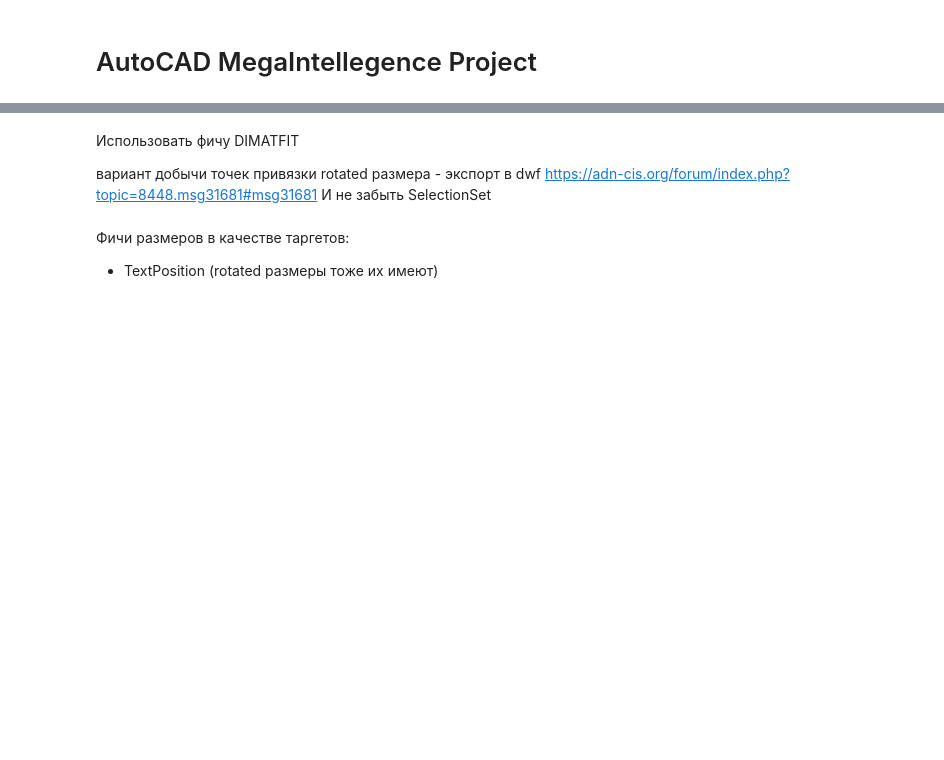
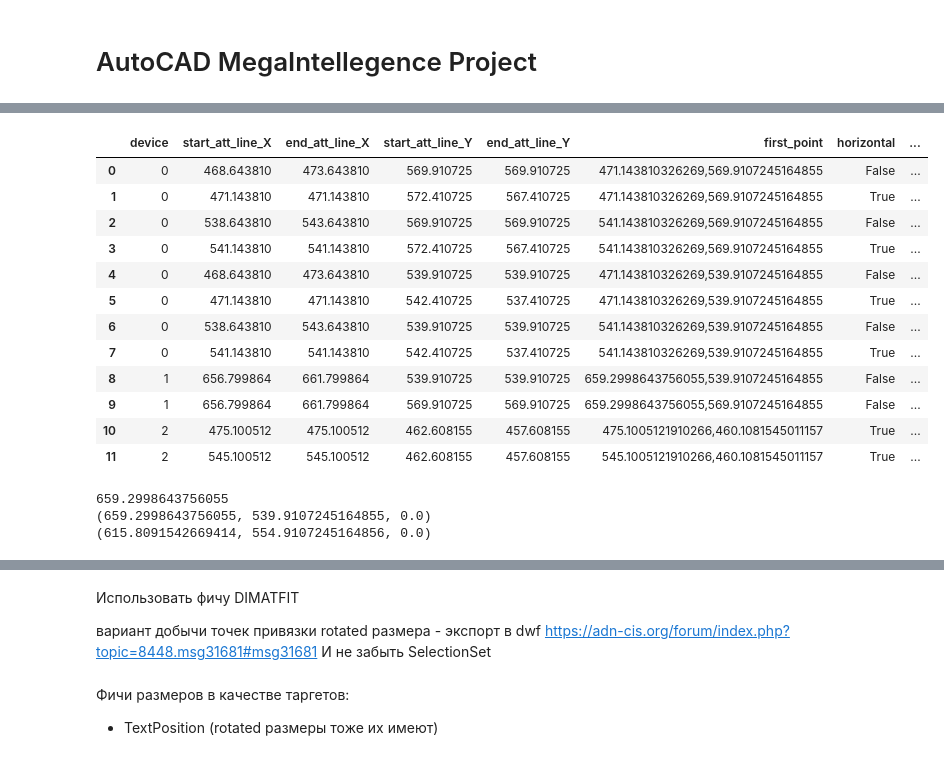
Before and after one commit to Kostanych/AutoCAD_Project, a Jupyter notebook: AutoCADProject.ipynb, the cells around one changed output, grey strips where cells are left out. Drawn from its saved outputs; the diff is of its cells as text; code cells hidden in the pictures; blank space fills up the shorter version.

Commit message:
manipulate dataframes with coordinates

```diff
--- a/AutoCADProject.ipynb
+++ b/AutoCADProject.ipynb
@@ -87,4 +72,5 @@ df['point_X'] =np.where(df['horizontal'], \
 df['point_Y'] =np.where(~ df['horizontal'], \
                         df.iloc[:, 3], \
                         (np.minimum(df.iloc[:, 3], df.iloc[:, 4]) +2.5))
-#df
+# Make feature with coordinates of attachment point
+df['first_point'] =df.point_X.astype(str) + ',' + df.point_Y.astype(str)
@@ -90,0 +111,32 @@ df['point_Y'] =np.where(~ df['horizontal'], \
+# %%
+df_dimensions = pd.DataFrame(columns ={'dim_No','start_X','start_Y','end_X', 'end_Y','text_pos_X','text_pos_Y','first_point','second_point'})
+df_dimensions = df_dimensions[['dim_No','start_X','start_Y','end_X','end_Y','text_pos_X','text_pos_Y','first_point','second_point']]
+i=0
+
+for dim in dims:
+    df_dimensions = df_dimensions.append({'dim_No': i+1 , \
+                              'start_X': dim.ExtLine1Point[0],
+                              'start_Y': dim.ExtLine1Point[1],
+                              'end_X': dim.ExtLine2Point[0],
+                              'end_Y': dim.ExtLine2Point[1],
+                              'text_pos_X': dim.TextPosition[0],
+                              'text_pos_Y': dim.TextPosition[1],
+                              'first_point': f'{dim.ExtLine1Point[0]},{dim.ExtLine1Point[1]}',
+                              'second_point': f'{dim.ExtLine2Point[0]},{dim.ExtLine2Point[1]}'}, ignore_index=True)
+    i+=1
+df_dimensions['dim_No'] = df_dimensions['dim_No'].astype(int)
+
+df4 = df_dimensions.drop(columns = {'start_X','start_Y','end_X','end_Y'})
+
+
+df2 = pd.concat([(df4.drop(columns='second_point')),(df4.drop(columns='first_point'))],sort=False)
+
+
+df2
+
+# df4 = df_dimensions.drop(columns = {'start_X','start_Y','end_X','end_Y'})
+# pd.merge((df4.drop(columns='second_point')),\
+#           (df4.drop(columns='first_point')), \
+#           how ='outer', \
+#           left_on= 'first_point', \
+#           right_on = 'second_point')
@@ -136,6 +163,0 @@ found aligned dimention
-# %%
-df_dimensions = pd.DataFrame(columns ={'start_X', 'end_X','start_Y', 'end_Y'})
-df_dimensions = df_dimensions[['start_X', 'end_X','start_Y', 'end_Y']]
-
-for dim in dims:
-    print(dim)
@@ -153,3 +164,27 @@ df3 = df3[['start_X', 'end_X','start_Y', 'end_Y']]
+# %%
+pd.merge(left = df, right = df_dimensions, how='left', on='first_point')
+# %% [output]
+|  | device | start_att_line_X | end_att_line_X | start_att_line_Y | end_att_line_Y | first_point | horizontal | ... |
+| 0 | 0 | 468.643810 | 473.643810 | 569.910725 | 569.910725 | 471.143810326269,569.9107245164855 | False | ... |
+| 1 | 0 | 471.143810 | 471.143810 | 572.410725 | 567.410725 | 471.143810326269,569.9107245164855 | True | ... |
+| 2 | 0 | 538.643810 | 543.643810 | 569.910725 | 569.910725 | 541.143810326269,569.9107245164855 | False | ... |
+| 3 | 0 | 541.143810 | 541.143810 | 572.410725 | 567.410725 | 541.143810326269,569.9107245164855 | True | ... |
+| 4 | 0 | 468.643810 | 473.643810 | 539.910725 | 539.910725 | 471.143810326269,539.9107245164855 | False | ... |
+| 5 | 0 | 471.143810 | 471.143810 | 542.410725 | 537.410725 | 471.143810326269,539.9107245164855 | True | ... |
+| 6 | 0 | 538.643810 | 543.643810 | 539.910725 | 539.910725 | 541.143810326269,539.9107245164855 | False | ... |
+| 7 | 0 | 541.143810 | 541.143810 | 542.410725 | 537.410725 | 541.143810326269,539.9107245164855 | True | ... |
+| 8 | 1 | 656.799864 | 661.799864 | 539.910725 | 539.910725 | 659.2998643756055,539.9107245164855 | False | ... |
+| 9 | 1 | 656.799864 | 661.799864 | 569.910725 | 569.910725 | 659.2998643756055,569.9107245164855 | False | ... |
+| 10 | 2 | 475.100512 | 475.100512 | 462.608155 | 457.608155 | 475.1005121910266,460.1081545011157 | True | ... |
+| 11 | 2 | 545.100512 | 545.100512 | 462.608155 | 457.608155 | 545.1005121910266,460.1081545011157 | True | ... |
+# %%
+print(dim_aligned.ExtLine1Point[0])
+print(dim_aligned.ExtLine2Point)
+print(dim_aligned.TextPosition)
+# %% [output]
+659.2998643756055
+(659.2998643756055, 539.9107245164855, 0.0)
+(615.8091542669414, 554.9107245164856, 0.0)
 # %%
 sset
 # %% [output]
```
Also changed, not shown: parts of 12 cells of this notebook.
